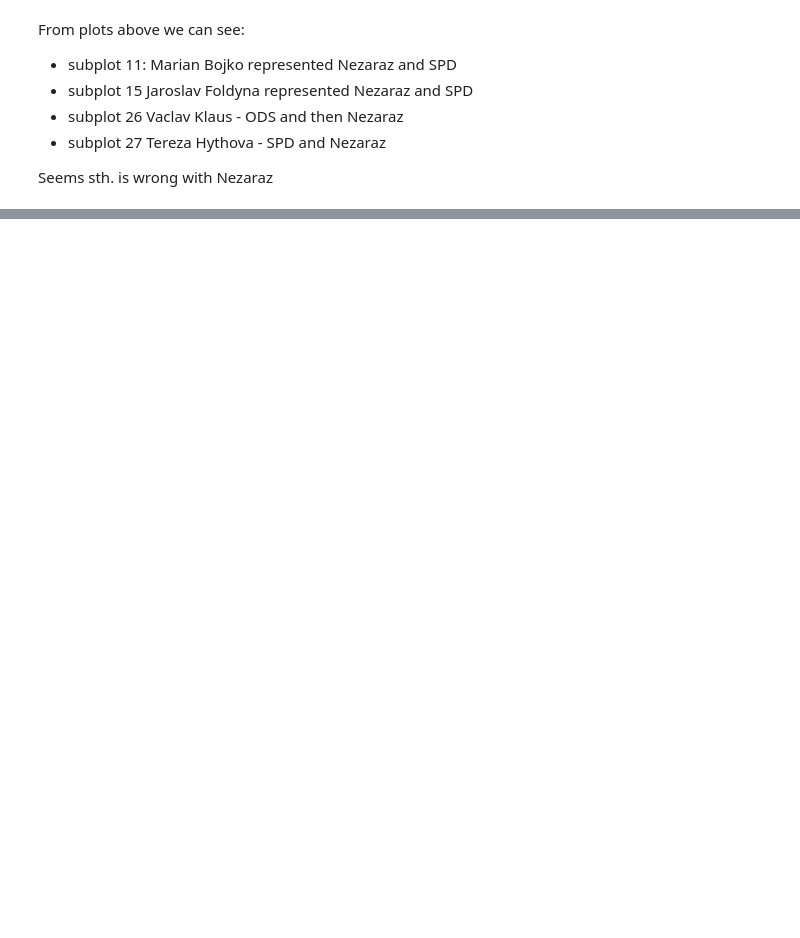
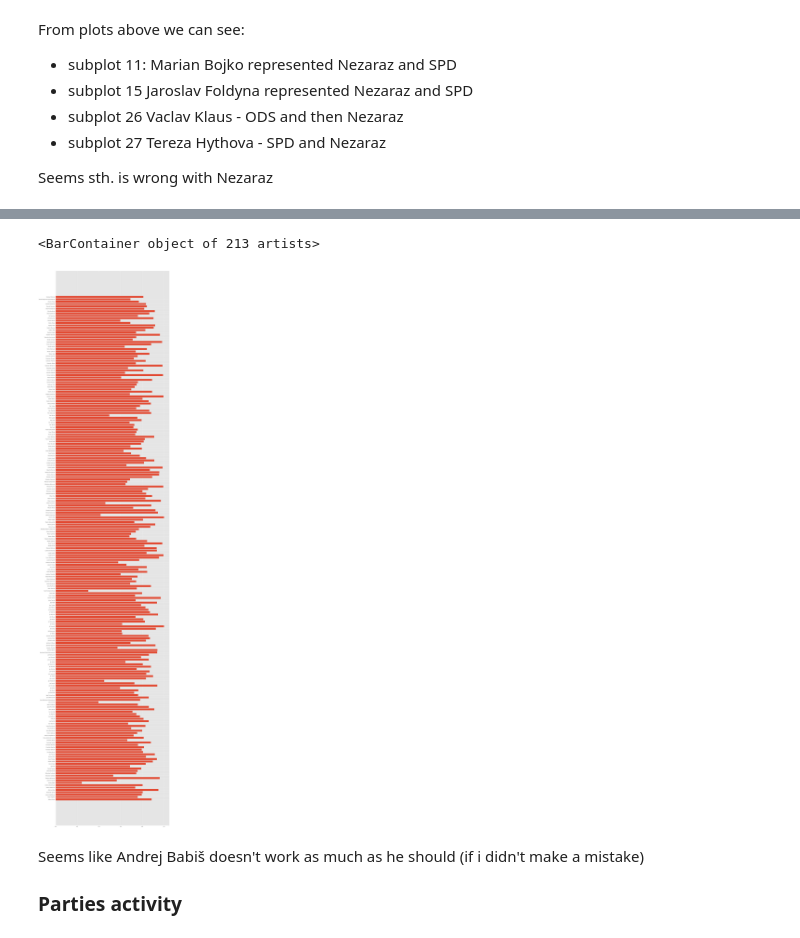
Before and after one commit to baturevychvitalii/data_science, a Jupyter notebook: 01/homework_01_B201.ipynb, the cells around one changed output, grey strips where cells are left out. Cells and saved outputs as stored; diff of their text form; code cells hidden in the pictures; blank space fills up the shorter version.

```diff
--- a/01/homework_01_B201.ipynb
+++ b/01/homework_01_B201.ipynb
@@ -299,0 +316,23 @@ Seems sth. is wrong with Nezaraz
+# %%
+def object_activity(column, name):
+    current_object = hlasy[hlasy[column]==name]
+    total_votes = len(current_object)
+    active_votes = len(current_object[(current_object['Rozhodnuti'] != '0') & (current_object['Rozhodnuti'] != 'M')])
+    return active_votes/total_votes
+# %%
+activity_percentages=[]
+names=[]
+
+for name in sorted(people):
+    activity_percentages.append(object_activity('Jmeno', name))
+    names.append(name)
+# %%
+plt.figure(figsize=(20, 100))
+plt.barh(names, activity_percentages)
+# %% [output]
+<BarContainer object of 213 artists>
+[figure, added]
+# %% [markdown]
+Seems like Andrej Babiš doesn't work as much as he should (if i didn't make a mistake)
+
+### Parties activity
```
Also changed, not shown: parts of 10 cells of this notebook.
